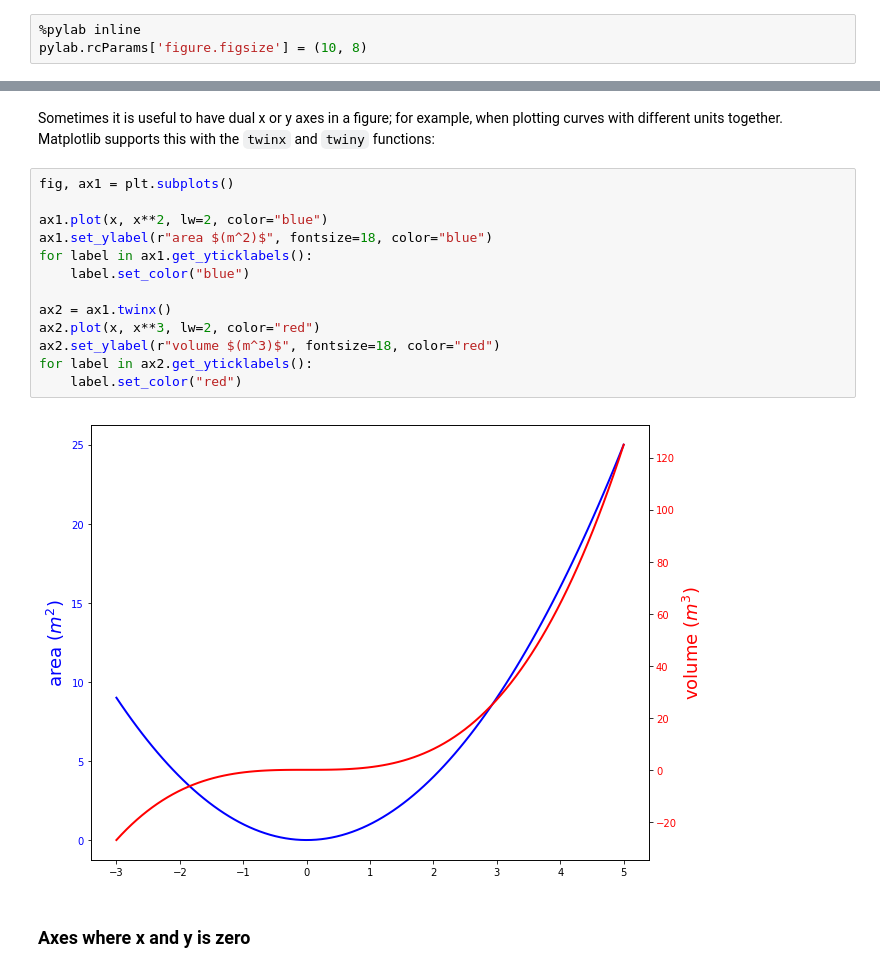
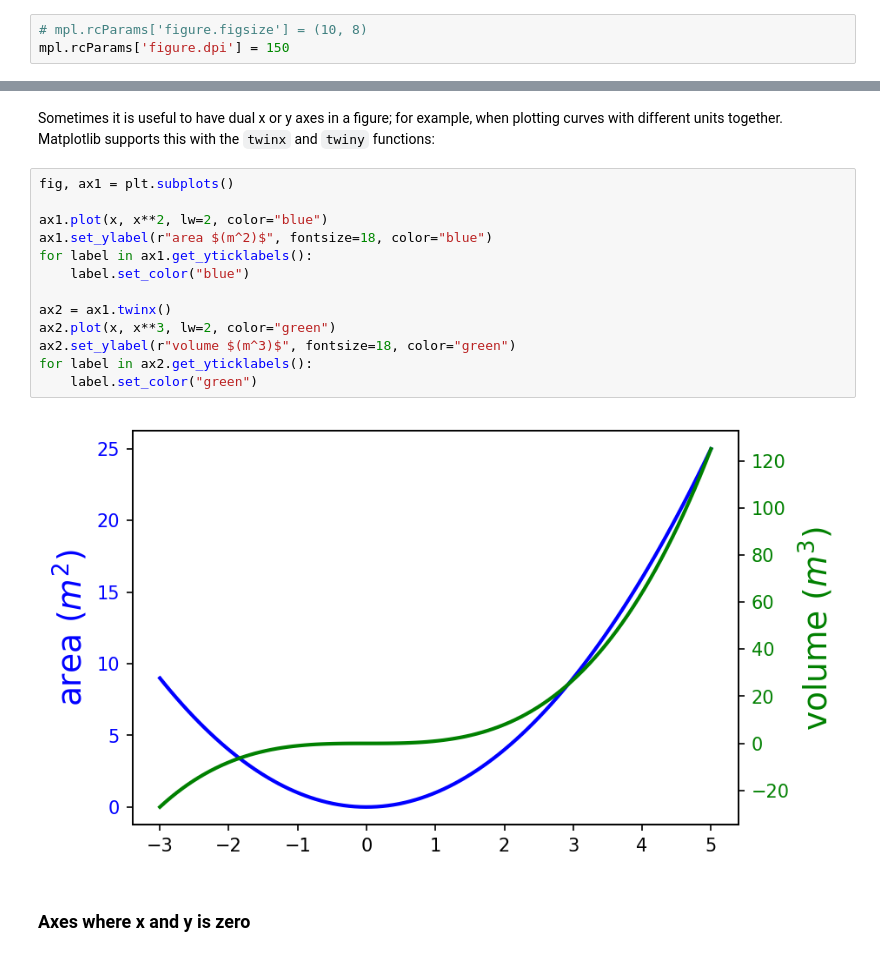
Before and after one commit to ondrolexa/r-python, a Jupyter notebook: 03-Matplotlib.ipynb, the cells around one changed output, grey strips where cells are left out. Drawn from its saved outputs; the diff is of its cells as text.

```diff
--- a/03-Matplotlib.ipynb
+++ b/03-Matplotlib.ipynb
@@ -23,3 +29,3 @@ To produce figures inline in Jupyter notebooks, you need to run the command `%py
 # %%
-%pylab inline
-pylab.rcParams['figure.figsize'] = (10, 8)
+# mpl.rcParams['figure.figsize'] = (10, 8)
+mpl.rcParams['figure.dpi'] = 150
@@ -427,18 +430,18 @@ Sometimes it is useful to have dual x or y axes in a figure; for example, when p
 # %%
 fig, ax1 = plt.subplots()
 
 ax1.plot(x, x**2, lw=2, color="blue")
 ax1.set_ylabel(r"area $(m^2)$", fontsize=18, color="blue")
 for label in ax1.get_yticklabels():
     label.set_color("blue")
 
 ax2 = ax1.twinx()
-ax2.plot(x, x**3, lw=2, color="red")
-ax2.set_ylabel(r"volume $(m^3)$", fontsize=18, color="red")
+ax2.plot(x, x**3, lw=2, color="green")
+ax2.set_ylabel(r"volume $(m^3)$", fontsize=18, color="green")
 for label in ax2.get_yticklabels():
-    label.set_color("red")
+    label.set_color("green")
 # %% [output]
-[figure, old version]
+[figure, new version]
 # %% [markdown]
 ### Axes where x and y is zero
 # %%
```
Also changed, not shown: parts of 38 cells of this notebook, 1 other file.
